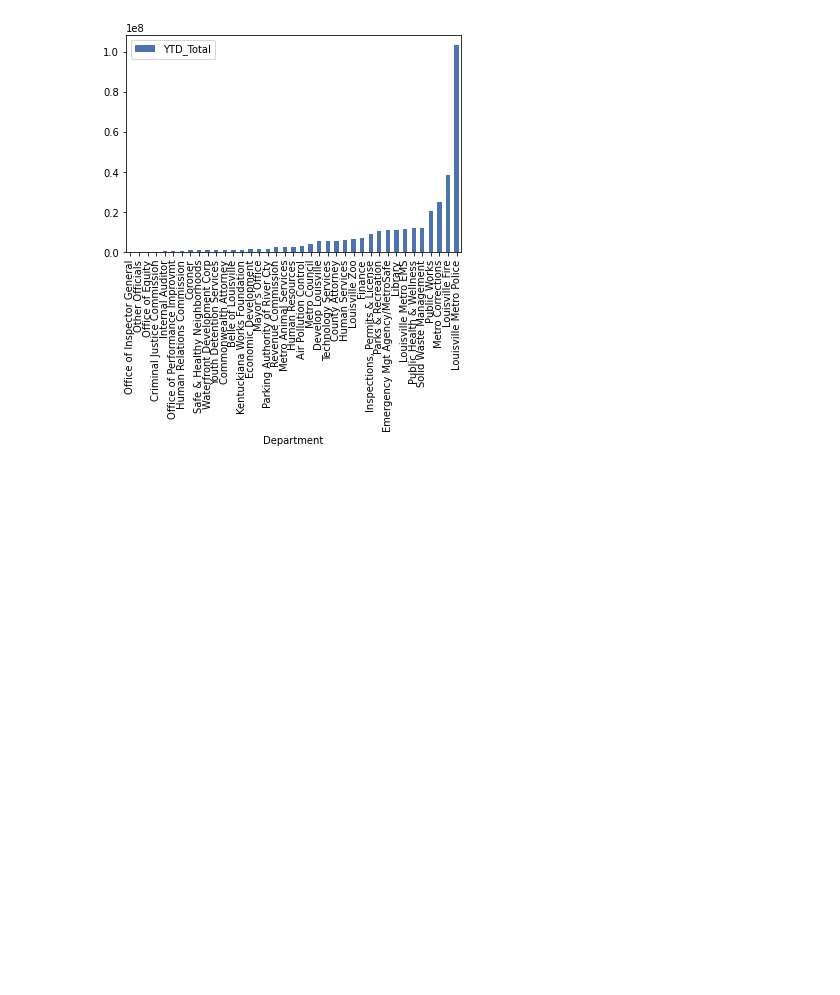
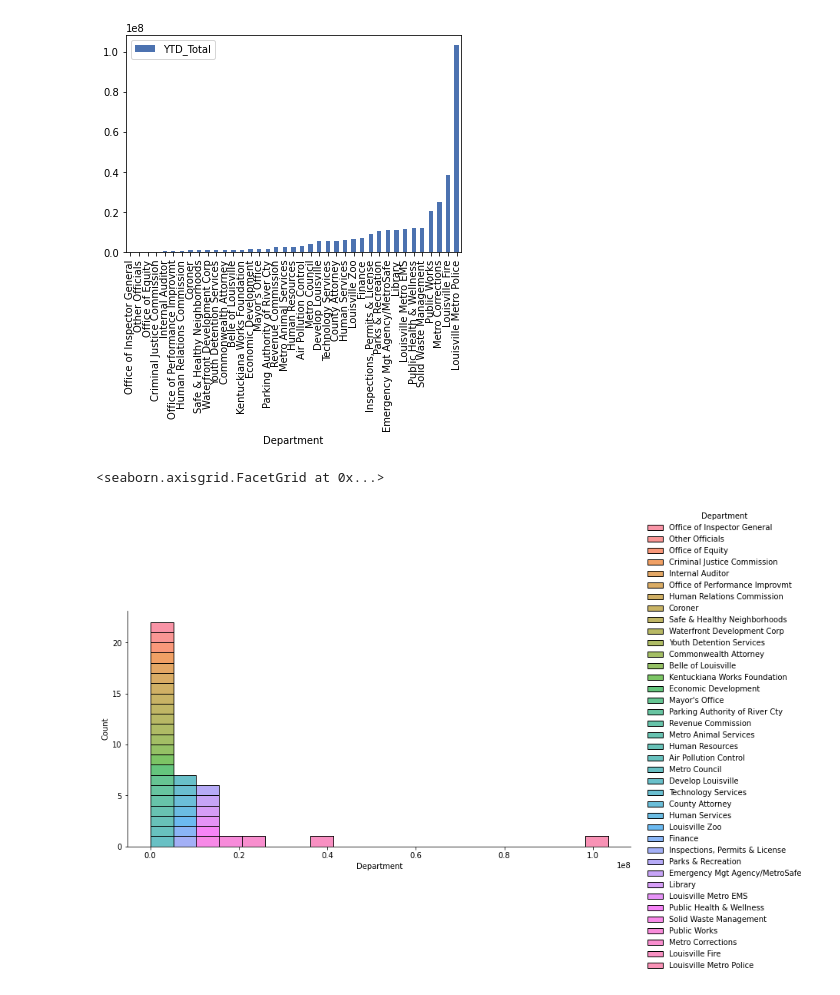
Before and after one commit to dmorton714/louisville_metro, a Jupyter notebook: lmg_salary.ipynb, the cells around one changed output. Drawn from its saved outputs; the diff is of its cells as text; code cells hidden in the pictures; blank space fills up the shorter version.

```diff
--- a/lmg_salary.ipynb
+++ b/lmg_salary.ipynb
@@ -139,3 +139,9 @@ df.plot.bar(x='Department', y='YTD_Total', rot='vertical')
 # %% [output]
 <matplotlib.axes._subplots.AxesSubplot at 0x...>
 [figure]
+# %%
+fig_lvl = sns.displot(data=df, x='YTD_Total', hue='Department', multiple='stack', kind='hist', height=5, aspect=2)
+fig_lvl.set_axis_labels("Department")
+# %% [output]
+<seaborn.axisgrid.FacetGrid at 0x...>
+[figure, added]
```
Also changed, not shown: parts of 2 cells of this notebook.
